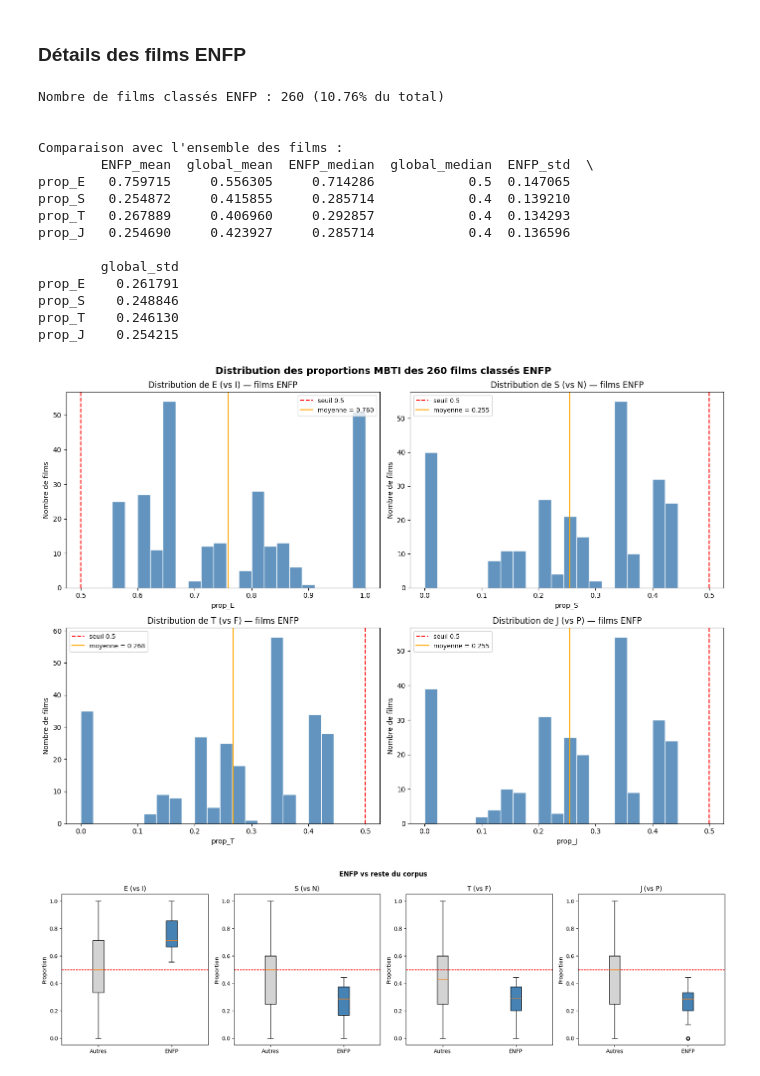
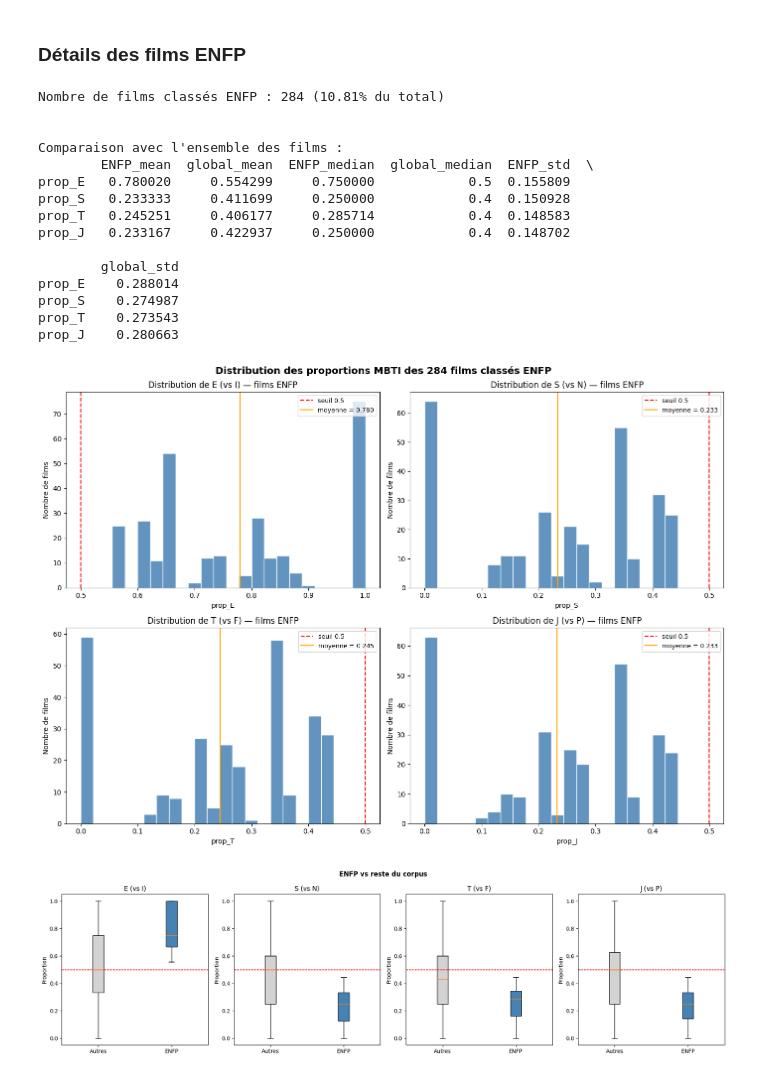
Before and after one commit to DavidGabrielPapa/TheseDeMaster, a Jupyter notebook: graph.ipynb, the cells around one changed output. Saved outputs shown, nothing was run; the diff lists cells and outputs as text; code cells hidden in the pictures.

```diff
--- a/graph.ipynb
+++ b/graph.ipynb
@@ -2028,12 +2063,12 @@ print(f"J : {global_J:.3f}")
 
 # Correction du biais de fréquence des types
 
-df_dist['delta_E'] = df_dist['prop_E'] - global_E
-df_dist['delta_S'] = df_dist['prop_S'] - global_S
-df_dist['delta_T'] = df_dist['prop_T'] - global_T
-df_dist['delta_J'] = df_dist['prop_J'] - global_J
+df_dist_comm['delta_E'] = df_dist_comm['prop_E'] - global_E
+df_dist_comm['delta_S'] = df_dist_comm['prop_S'] - global_S
+df_dist_comm['delta_T'] = df_dist_comm['prop_T'] - global_T
+df_dist_comm['delta_J'] = df_dist_comm['prop_J'] - global_J
 
-print(df_dist[['delta_E','delta_S','delta_T','delta_J']].describe().round(3))
+print(df_dist_comm[['delta_E','delta_S','delta_T','delta_J']].describe().round(3))
 # %% [output]
 Distribution globale des acteurs :
 E : 0.556
@@ -2293,9 +2328,9 @@ Dans quel cluster va chaque film :
 profil_cible = 'ENFP'
 
 # Isoler les films
-df_profil = df_dist[df_dist['community_dominant'] == profil_cible].copy()
+df_profil = df_dist_comm[df_dist_comm['community_dominant'] == profil_cible].copy()
 n_profil = len(df_profil)
-n_total = len(df_dist)
+n_total = len(df_dist_comm)
 
 print(f"Nombre de films classés {profil_cible} : {n_profil:,} ({n_profil/n_total*100:.2f}% du total)\n".replace(",", " "))
 
@@ -2306,7 +2341,7 @@ desc = df_profil[cols_prop].describe()
 
 # Comparaison avec le reste
 print("\nComparaison avec l'ensemble des films :")
-desc_all = df_dist[cols_prop].describe()
+desc_all = df_dist_comm[cols_prop].describe()
 comparaison = pd.DataFrame({
     f'{profil_cible}_mean': desc.loc['mean'],
     'global_mean': desc_all.loc['mean'],
@@ -2331,43 +2366,43 @@ for ax, (col, label) in zip(axes.flat, labels_axes) :
     ax.set_ylabel("Nombre de films")
     ax.legend(fontsize=9)
 
 plt.suptitle(f"Distribution des proportions MBTI des {n_profil} films classés {profil_cible}", fontweight='bold', fontsize=14)
 plt.tight_layout()
 plt.savefig(f'Images/Graph/distribution_{profil_cible}.png', dpi=150, bbox_inches='tight')
 plt.show()
 
 # Comparaison au reste
-df_dist['est_profil'] = df_dist['community_dominant'] == profil_cible
+df_dist_comm['est_profil'] = df_dist_comm['community_dominant'] == profil_cible
 
 fig, axes = plt.subplots(1, 4, figsize=(18, 5))
 for ax, (col, label) in zip(axes, labels_axes):
-    data_to_plot = [df_dist.loc[~df_dist['est_profil'], col].dropna(), df_dist.loc[df_dist['est_profil'], col].dropna()]
+    data_to_plot = [df_dist_comm.loc[~df_dist_comm['est_profil'], col].dropna(), df_dist_comm.loc[df_dist_comm['est_profil'], col].dropna()]
     bp = ax.boxplot(data_to_plot, tick_labels=['Autres', profil_cible], patch_artist=True)
     for patch, color in zip(bp['boxes'], ['lightgray', 'steelblue']):
         patch.set_facecolor(color)
     ax.axhline(0.5, color='red', linestyle='--', linewidth=1)
     ax.set_title(label)
     ax.set_ylabel('Proportion')
 
 plt.suptitle(f"{profil_cible} vs reste du corpus", fontweight='bold')
 plt.tight_layout()
 plt.savefig(f'Images/Graph/boxplot_{profil_cible}_vs_reste.png', dpi=150, bbox_inches='tight')
 plt.show()
 # %% [output]
-Nombre de films classés ENFP : 260 (10.76% du total)
+Nombre de films classés ENFP : 284 (10.81% du total)
 
 
 Comparaison avec l'ensemble des films :
         ENFP_mean  global_mean  ENFP_median  global_median  ENFP_std  \
-prop_E   0.759715     0.556305     0.714286            0.5  0.147065
-prop_S   0.254872     0.415855     0.285714            0.4  0.139210
-prop_T   0.267889     0.406960     0.292857            0.4  0.134293
-prop_J   0.254690     0.423927     0.285714            0.4  0.136596
+prop_E   0.780020     0.554299     0.750000            0.5  0.155809
+prop_S   0.233333     0.411699     0.250000            0.4  0.150928
+prop_T   0.245251     0.406177     0.285714            0.4  0.148583
+prop_J   0.233167     0.422937     0.250000            0.4  0.148702
 
         global_std
-prop_E    0.261791
-prop_S    0.248846
-prop_T    0.246130
-prop_J    0.254215
+prop_E    0.288014
+prop_S    0.274987
+prop_T    0.273543
+prop_J    0.280663
-[figure, old version]
+[figure, new version]
-[figure, old version]
+[figure, new version]
```
Also changed, not shown: parts of 4 cells of this notebook, 7 other files.
